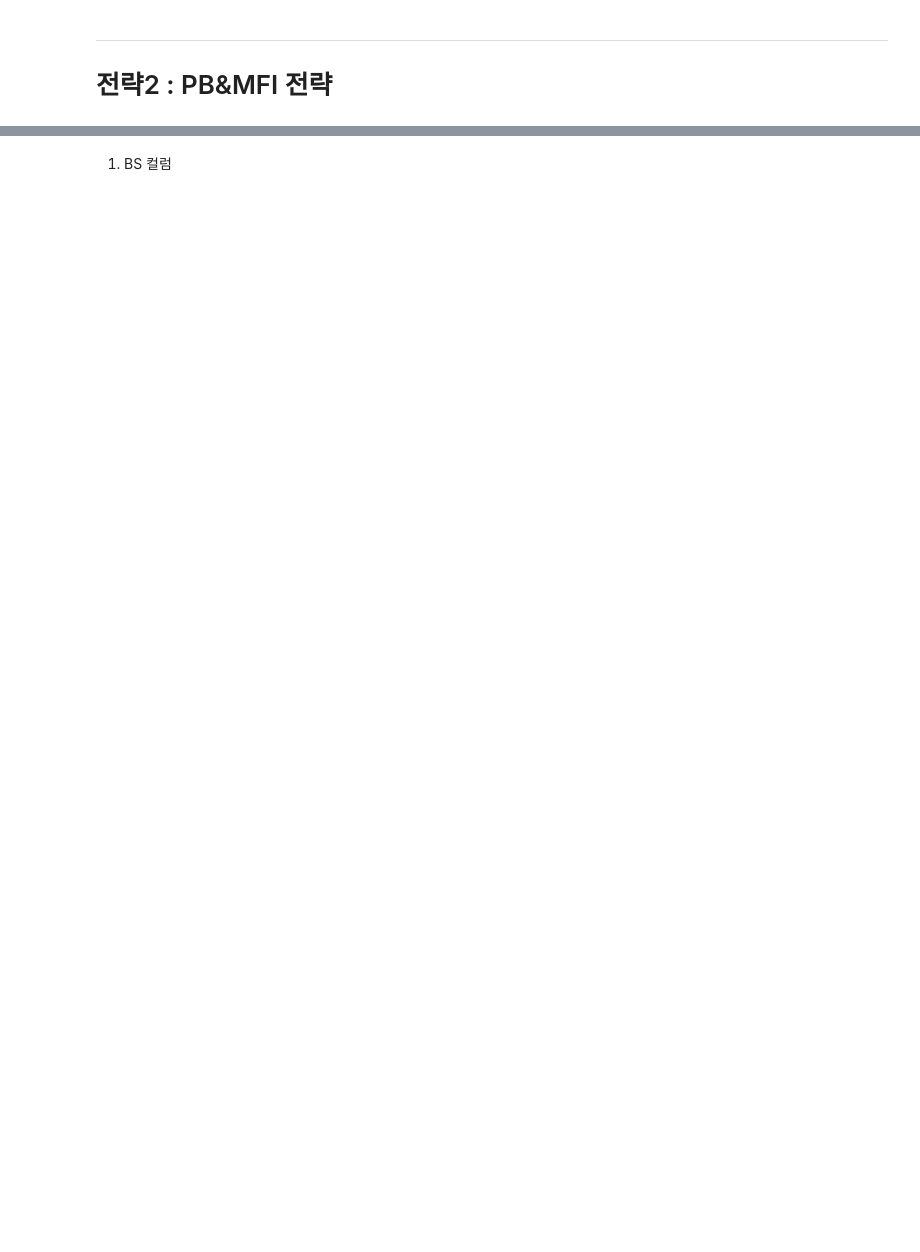
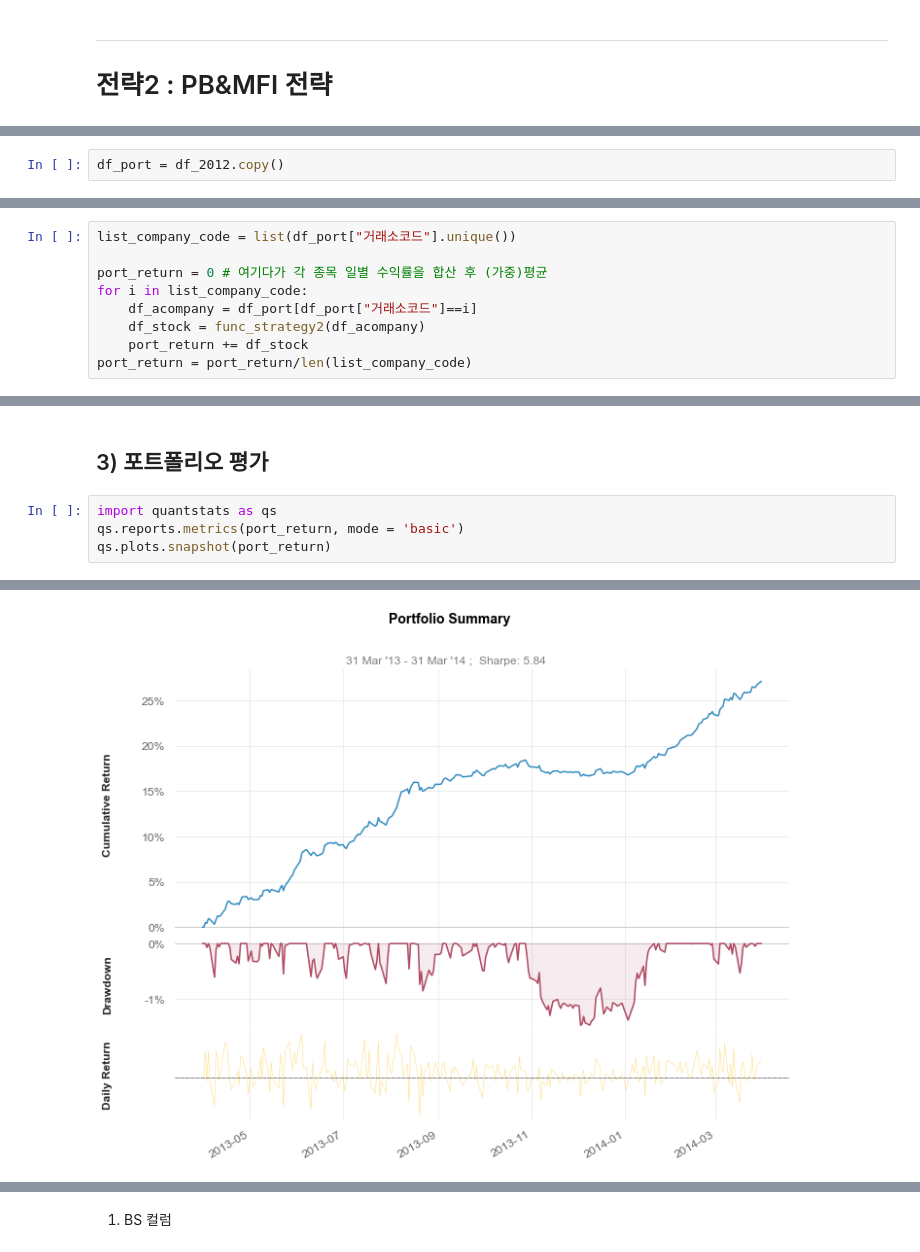
Before and after one commit to Jyassmin/UBION-PROJECT2, a Jupyter notebook: Investing/투자_진행.ipynb, the cells around one changed output, grey strips where cells are left out. Cells and saved outputs as stored; diff of their text form; blank space fills up the shorter version.

```diff
--- a/Investing/투자_진행.ipynb
+++ b/Investing/투자_진행.ipynb
@@ -689,0 +754,2 @@ df_PB.head(3)
+# %%
+df_port = df_2012.copy()
@@ -689,0 +758,9 @@ df_PB.head(3)
+# %%
+list_company_code = list(df_port["거래소코드"].unique())
+
+port_return = 0 # 여기다가 각 종목 일별 수익률을 합산 후 (가중)평균
+for i in list_company_code:
+    df_acompany = df_port[df_port["거래소코드"]==i]
+    df_stock = func_strategy2(df_acompany)
+    port_return += df_stock
+port_return = port_return/len(list_company_code)
@@ -689,0 +807,7 @@ df_PB.head(3)
+# %% [markdown]
+## 3) 포트폴리오 평가
+# %%
+import quantstats as qs
+qs.reports.metrics(port_return, mode = 'basic')
+qs.plots.snapshot(port_return)
+# %% [output]
@@ -689,0 +831 @@ df_PB.head(3)
+[figure, added]
```
Also changed, not shown: parts of 175 cells of this notebook, 15 other files.
